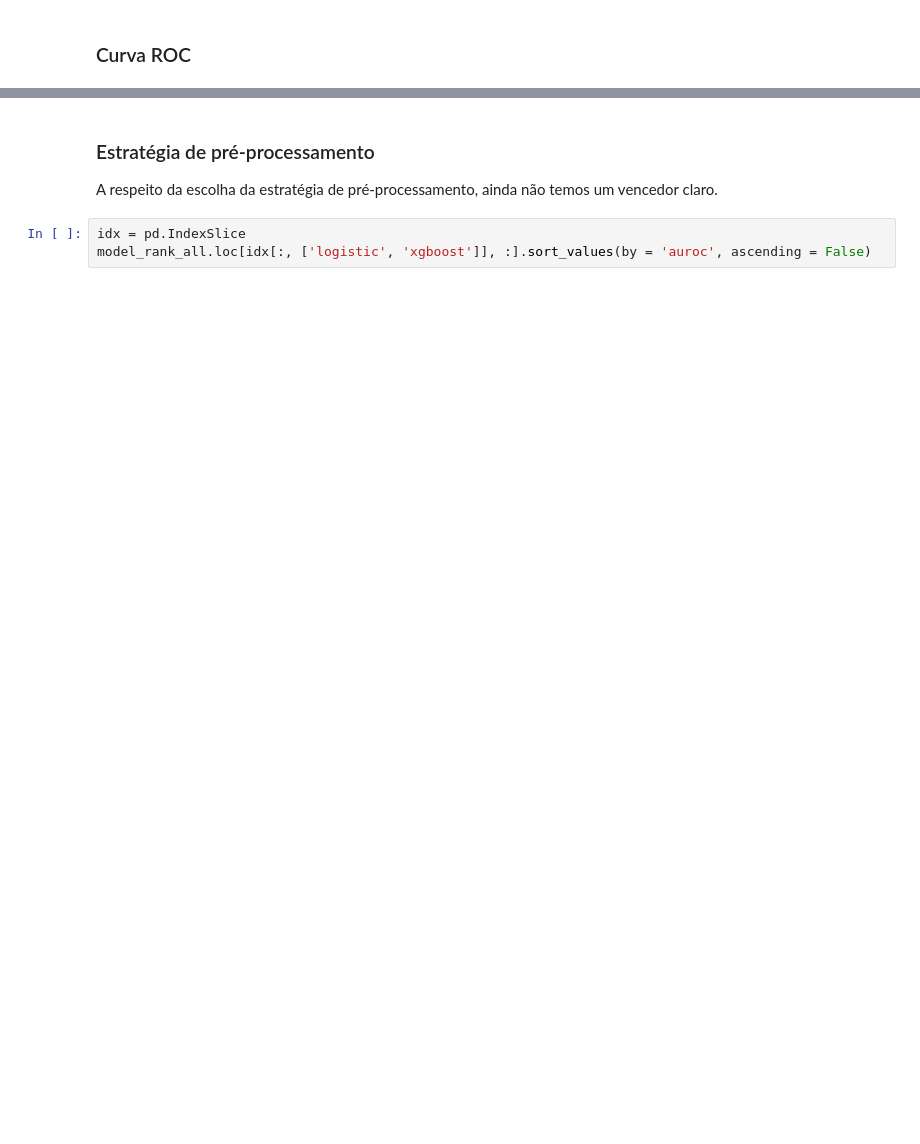
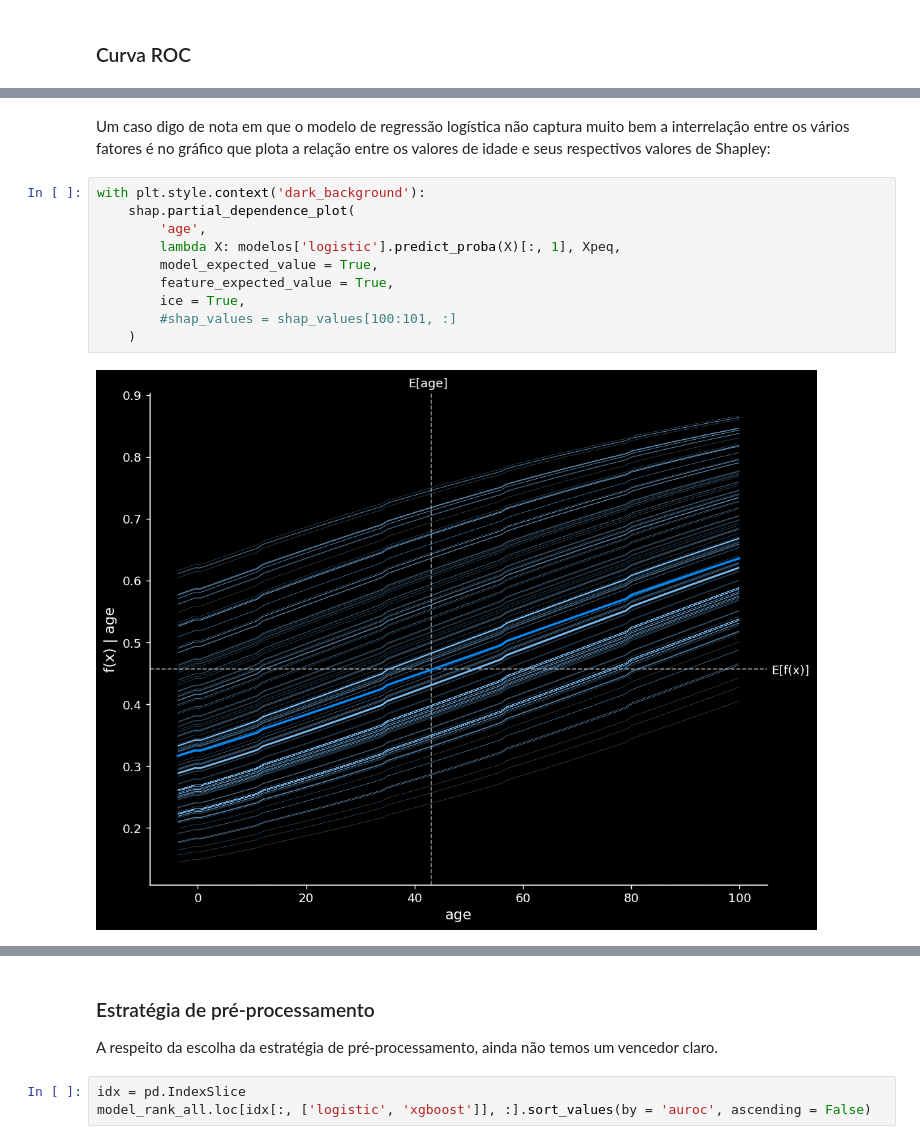
Before and after one commit to flimao/modelos-covid, a Jupyter notebook: notebooks_exploration/3-modelagem.ipynb, the cells around one changed output, grey strips where cells are left out. Saved outputs shown, nothing was run; the diff lists cells and outputs as text; blank space fills up the shorter version.

```diff
--- a/notebooks_exploration/3-modelagem.ipynb
+++ b/notebooks_exploration/3-modelagem.ipynb
@@ -512,0 +656,14 @@ model_rank_all.sort_values(by = 'auroc', ascending = False)
+# %% [markdown]
+Um caso digo de nota em que o modelo de regressão logística não captura muito bem a interrelação entre os vários fatores é no gráfico que plota a relação entre os valores de idade e seus respectivos valores de Shapley:
+# %%
+with plt.style.context('dark_background'):
+    shap.partial_dependence_plot(
+        'age',
+        lambda X: modelos['logistic'].predict_proba(X)[:, 1], Xpeq,
+        model_expected_value = True,
+        feature_expected_value = True,
+        ice = True,
+        #shap_values = shap_values[100:101, :]
+    )
+# %% [output]
+[figure, added]
```
Also changed, not shown: parts of 53 cells of this notebook, 1 other file.
